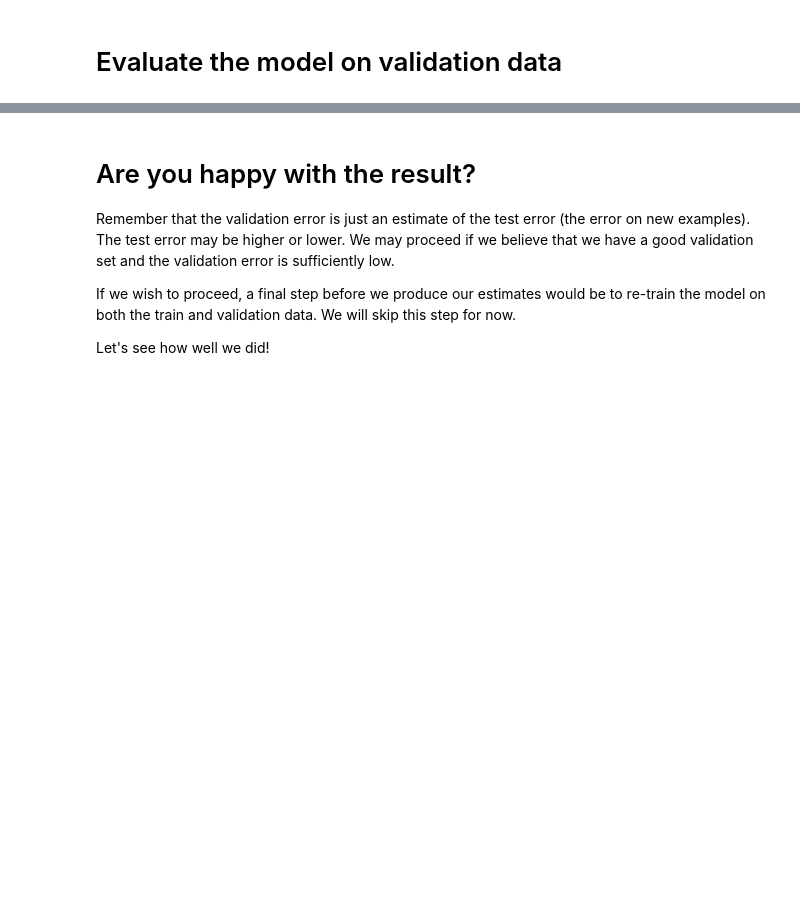
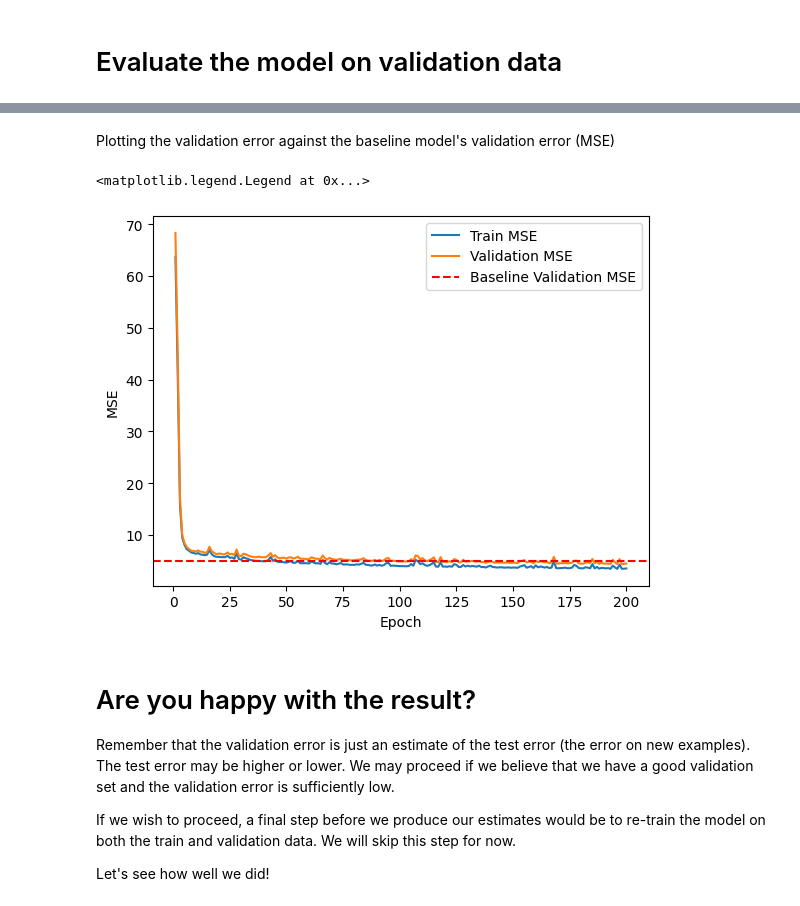
Before and after one commit to sandrebr/TTK28-Courseware-fork, a Jupyter notebook: src/flow_model.ipynb, the cells around one changed output, grey strips where cells are left out. Saved outputs shown, nothing was run; the diff lists cells and outputs as text; code cells hidden in the pictures; blank space fills up the shorter version.

```diff
--- a/src/flow_model.ipynb
+++ b/src/flow_model.ipynb
@@ -378,3 +486,18 @@ MAPE: 6.162546634674072 %
+# %% [markdown]
+Plotting the validation error against the baseline model's validation error (MSE)
+# %%
+epochs = range(1, len(history["train_mse"]) + 1)
+baseline_val_mse = 5.0046033855925293
+
+plt.plot(epochs, history["train_mse"], label="Train MSE")
+plt.plot(epochs, history["val_mse"], label="Validation MSE")
+plt.axhline(y=baseline_val_mse, color='r', linestyle='--', label='Baseline Validation MSE')
+plt.xlabel("Epoch")
+plt.ylabel("MSE")
+plt.legend()
+# %% [output]
+<matplotlib.legend.Legend at 0x...>
+[figure, added]
 # %% [markdown]
 # Are you happy with the result?
 
```
Also changed, not shown: parts of 9 cells of this notebook.
